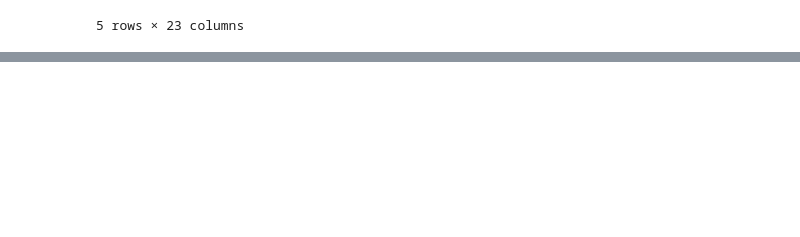
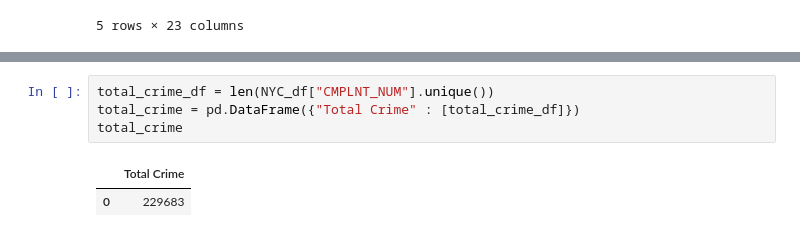
Before and after one commit to canamasc/Covid-Trends-VS-ATL-Crime, a Jupyter notebook: NYC_Crime_COVID.ipynb, the cells around one changed output, grey strips where cells are left out. Drawn from its saved outputs; the diff is of its cells as text; blank space fills up the shorter version.

```diff
--- a/NYC_Crime_COVID.ipynb
+++ b/NYC_Crime_COVID.ipynb
@@ -545,0 +40,7 @@ fig
+# %%
+total_crime_df = len(NYC_df["CMPLNT_NUM"].unique())
+total_crime = pd.DataFrame({"Total Crime" : [total_crime_df]})
+total_crime
+# %% [output]
+|  | Total Crime |
+| 0 | 229683 |
```
Also changed, not shown: parts of 53 cells of this notebook, 3 other files.
